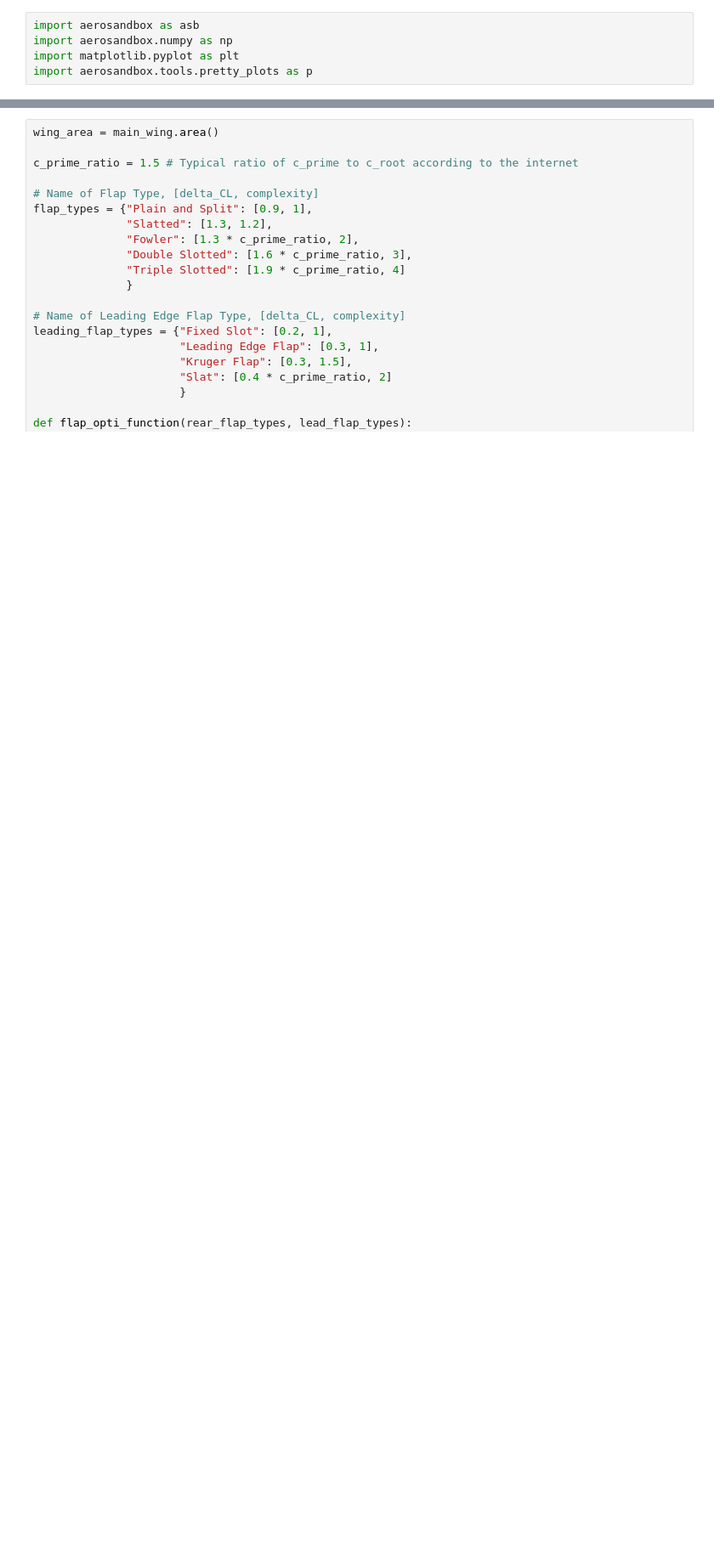
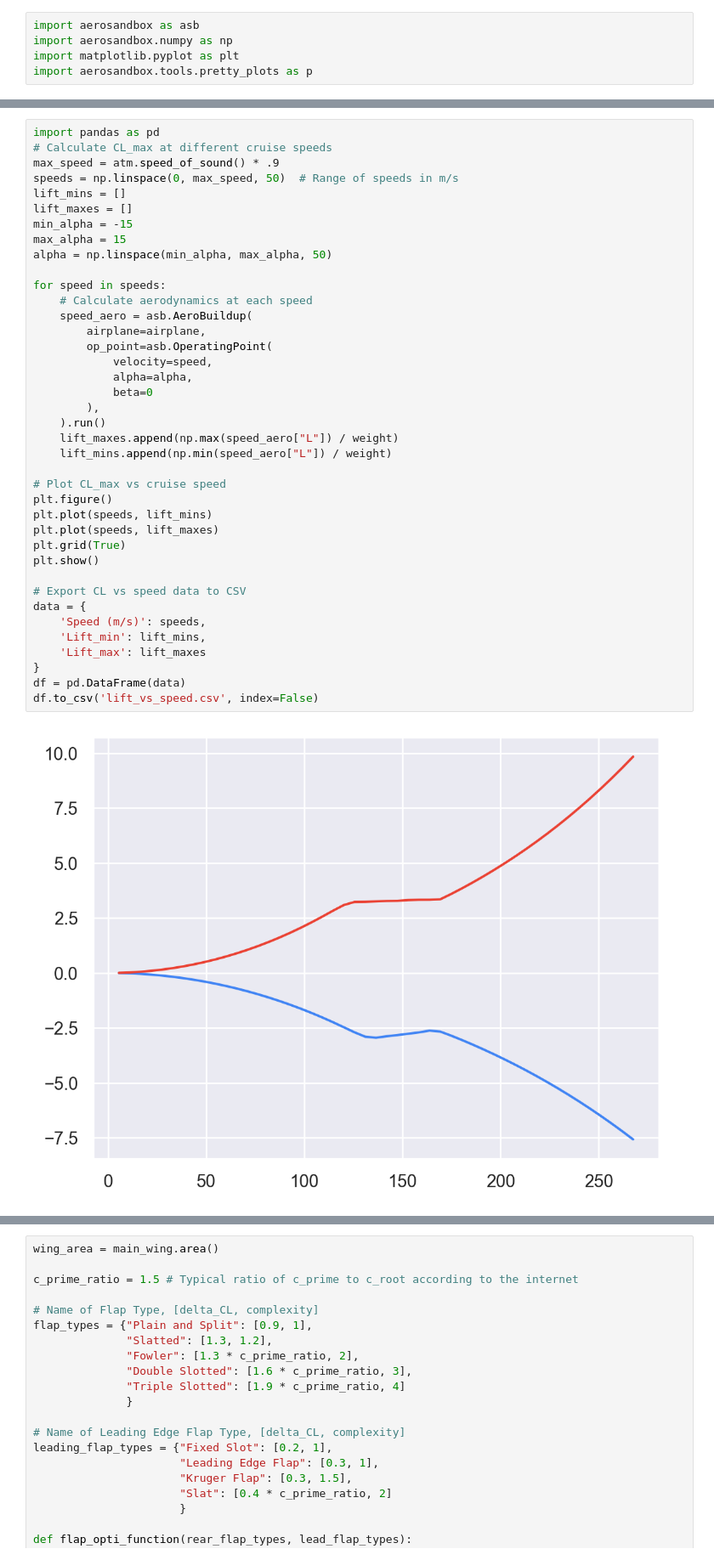
Before and after one commit to ezzatisawesome/ace-1, a Jupyter notebook: model.ipynb, the cells around one changed output, grey strips where cells are left out. Shown at 85% size. Saved outputs shown, nothing was run; the diff lists cells and outputs as text; blank space fills up the shorter version.

```diff
--- a/model.ipynb
+++ b/model.ipynb
@@ -439 +447,42 @@ Drag Force 21454.137736820514
 [figure]
+# %%
+import pandas as pd
+# Calculate CL_max at different cruise speeds
+max_speed = atm.speed_of_sound() * .9
+speeds = np.linspace(0, max_speed, 50)  # Range of speeds in m/s
+lift_mins = []
+lift_maxes = []
+min_alpha = -15
+max_alpha = 15
+alpha = np.linspace(min_alpha, max_alpha, 50)
+
+for speed in speeds:
+    # Calculate aerodynamics at each speed
+    speed_aero = asb.AeroBuildup(
+        airplane=airplane,
+        op_point=asb.OperatingPoint(
+            velocity=speed,
+            alpha=alpha,
+            beta=0
+        ),
+    ).run()
+    lift_maxes.append(np.max(speed_aero["L"]) / weight)
+    lift_mins.append(np.min(speed_aero["L"]) / weight)
+
+# Plot CL_max vs cruise speed
+plt.figure()
+plt.plot(speeds, lift_mins)
+plt.plot(speeds, lift_maxes)
+plt.grid(True)
+plt.show()
+
+# Export CL vs speed data to CSV
+data = {
+    'Speed (m/s)': speeds,
+    'Lift_min': lift_mins,
+    'Lift_max': lift_maxes
+}
+df = pd.DataFrame(data)
+df.to_csv('lift_vs_speed.csv', index=False)
+# %% [output]
+[figure, added]
```
Also changed, not shown: parts of 8 cells of this notebook, 1 other file.
